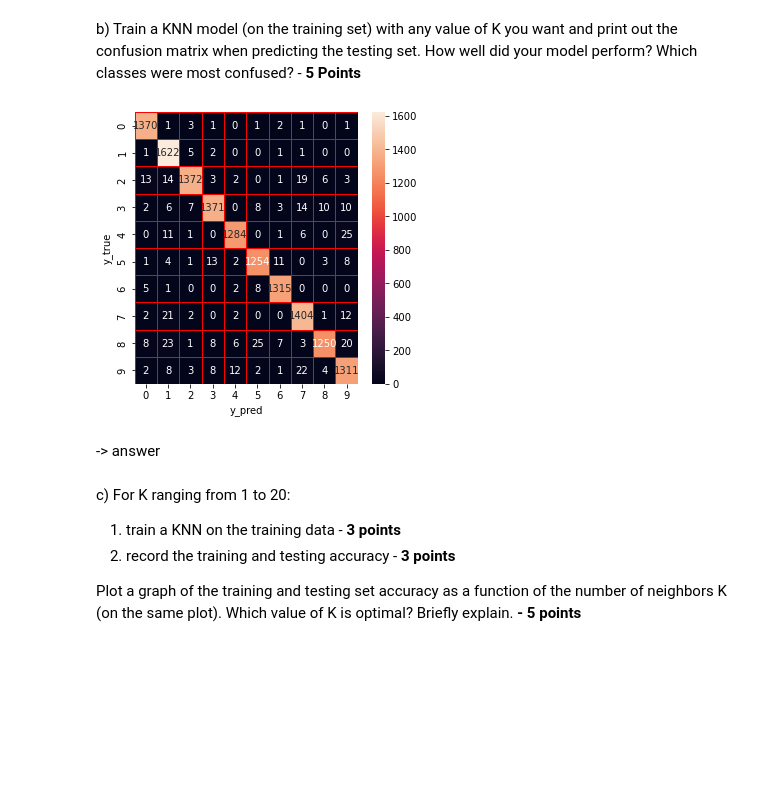
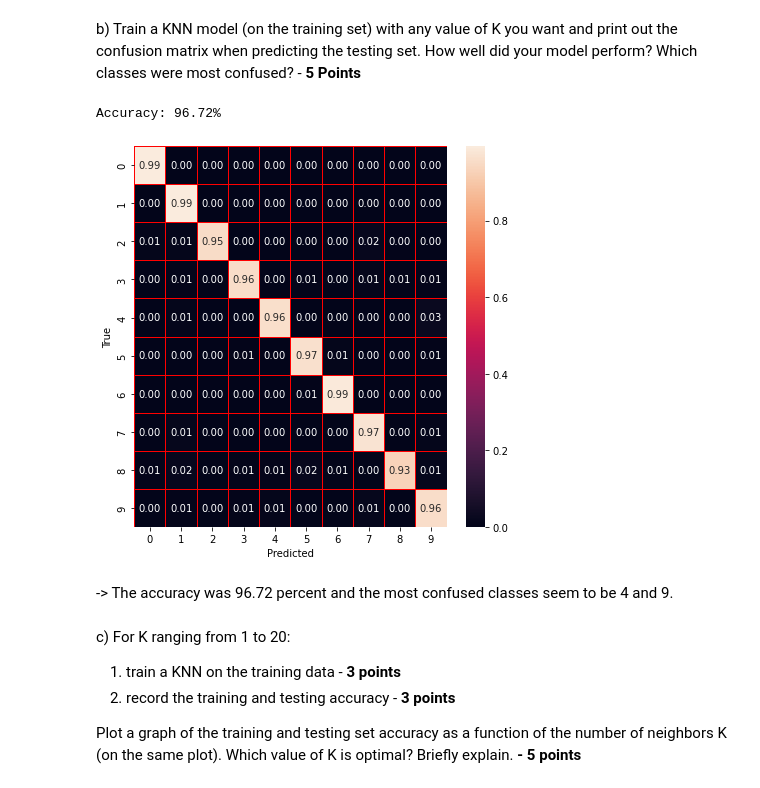
Before and after one commit to ivanisakov99/CS506, a Jupyter notebook: HW/4. Classification/homework4.ipynb, the cells around one changed output. Cells and saved outputs as stored; diff of their text form; code cells hidden in the pictures; blank space fills up the shorter version.

```diff
--- a/HW/4. Classification/homework4.ipynb
+++ b/HW/4. Classification/homework4.ipynb
@@ -9,7 +9,7 @@ For this question we will re-use the "mnist_784" dataset from Homework 3.
 
 a) Begin by creating a training and testing datasest from our dataset, with a 80-20 ratio, and random_state=1. You can use the `train_test_split` function from sklearn. By holding out a portion of the dataset we can evaluate how our model generalizes to unseen data (i.e. data it did not learn from). **- 5 Points**
 # %%
-from sklearn.model_selection import train_test_split
+from sklearn.model_selection import train_test_split, cross_validate
 from sklearn.datasets import fetch_openml
 import pandas as pd
 from os.path import exists
@@ -18,3 +18,18 @@ from sklearn.metrics import confusion_matrix, accuracy_score
 import seaborn as sns
 import matplotlib.pyplot as plt
 import numpy as np
+import sys
+from sklearn.pipeline import make_pipeline
+from sklearn.decomposition import PCA
+
+if not exists('mnist.csv'):
+    X, y = fetch_openml(name="mnist_784", version=1,
+                        return_X_y=True, as_frame=False)
+    pd.DataFrame(X).join(pd.DataFrame({'Label': y})).to_csv(
+        'mnist.csv', index=False)
+
+df = pd.read_csv('mnist.csv')
+X, Y = df.iloc[:, :784].values, df["Label"].values
+X_TRAIN, X_TEST, Y_TRAIN, Y_TEST = train_test_split(
+    X, Y, test_size=0.2, random_state=1
+)
@@ -37,14 +86,18 @@ Ypred = knn.predict(Xtest)
 # %%
-cm = confusion_matrix(Ytest, Ypred)
+knn = KNeighborsClassifier(n_neighbors=11).fit(X_TRAIN, Y_TRAIN)
+Y_PRED = knn.predict(X_TEST)
+print('Accuracy: {}%'.format(round(accuracy_score(Y_TEST, Y_PRED) * 100, 2)))
 
-fig, ax = plt.subplots(figsize = (5,5))
-sns.heatmap(cm,annot = True, linewidths= 0.5, linecolor="red", fmt=".0f", ax=ax)
-plt.xlabel("y_pred")
-plt.ylabel("y_true")
+cm = confusion_matrix(Y_TEST, Y_PRED, normalize='true')
+fig, ax = plt.subplots(figsize=(7, 7))
+sns.heatmap(cm, annot=True, linewidths=0.5, linecolor="red", fmt=".2f", ax=ax)
+plt.ylabel("True")
+plt.xlabel("Predicted")
 plt.show()
 # %% [output]
+Accuracy: 96.72%
-[figure, old version]
+[figure, new version]
-# %% [markdown]
--> answer
+# %% [markdown]
+-> The accuracy was 96.72 percent and the most confused classes seem to be 4 and 9.
 # %% [markdown]
 c) For K ranging from 1 to 20:
```
Also changed, not shown: parts of 44 cells of this notebook.
